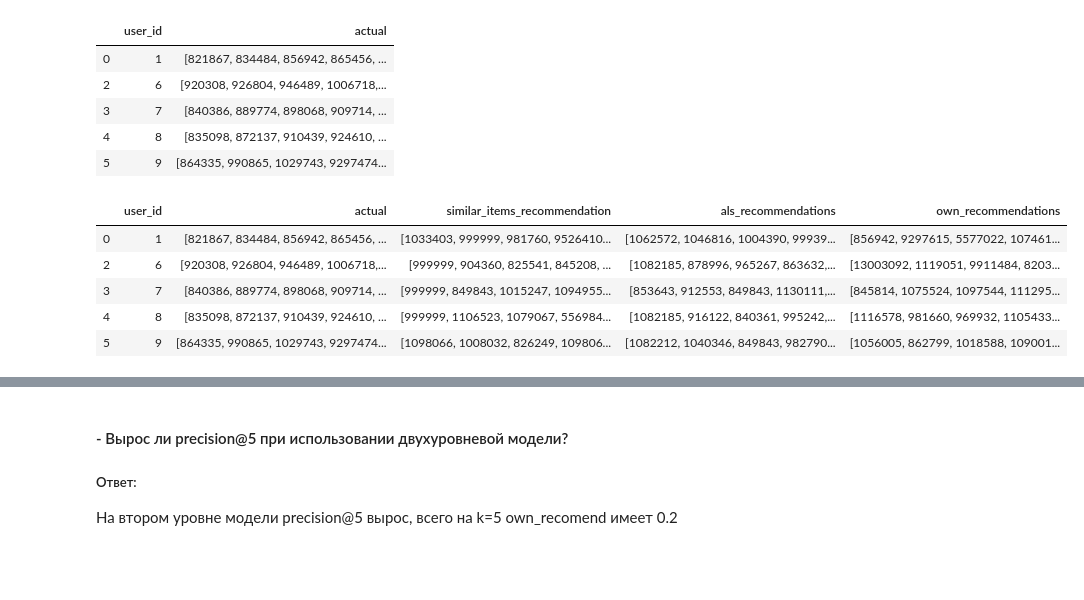
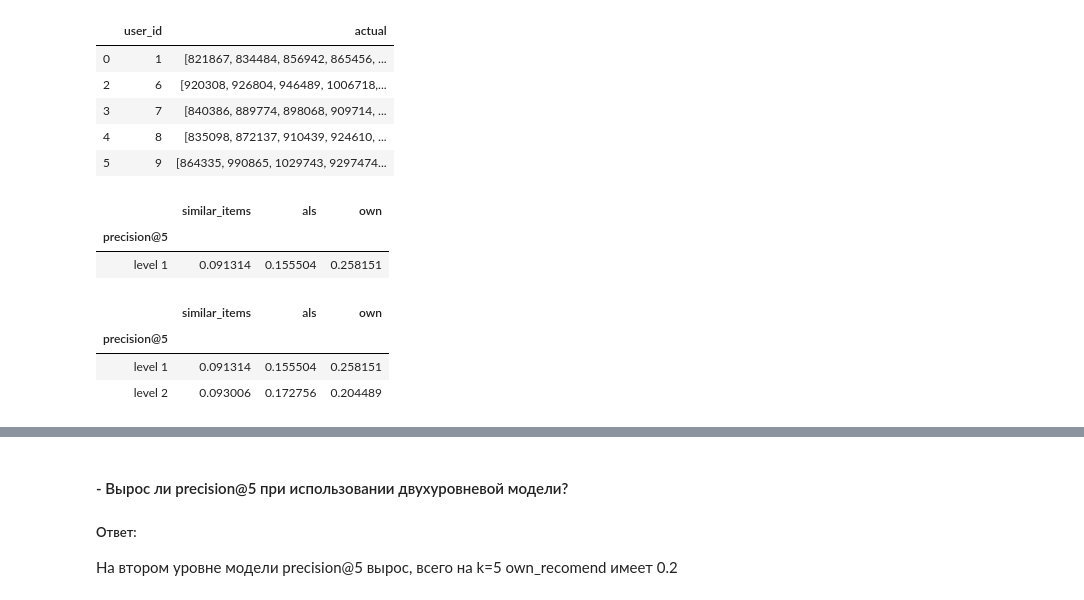
Before and after one commit to Yegor9151/Recommender_systems, a Jupyter notebook: Lesson 6 Two-tier recommendation models/practice.ipynb, the cells around one changed output, grey strips where cells are left out. Cells and saved outputs as stored; diff of their text form; code cells hidden in the pictures; blank space fills up the shorter version.

```diff
--- a/Lesson 6 Two-tier recommendation models/practice.ipynb
+++ b/Lesson 6 Two-tier recommendation models/practice.ipynb
@@ -253,37 +253,52 @@ result_lvl_2_1.head()
 | 3 | 7 | [840386, 889774, 898068, 909714, ... |
 | 4 | 8 | [835098, 872137, 910439, 924610, ... |
 | 5 | 9 | [864335, 990865, 1029743, 9297474... |
+# %%
+# Модель 1го уровня - precision@5
+
+k = 5
+
+result_lvl_1['similar_items_recommendation'] = result_lvl_1['user_id'].apply(
+    lambda x: recommender.get_similar_items_recommendation(user=x, N=k)
+)# apply
+
+result_lvl_1['als_recommendations'] = result_lvl_1['user_id'].apply(
+    lambda x: recommender.get_als_recommendations(user=x, N=k)
+)# apply
+
+result_lvl_1['own_recommendations'] = result_lvl_1['user_id'].apply(
+    lambda x: recommender.get_own_recommendations(user=x, N=k)
+)# apply
+
+precisions_lvls = pd.DataFrame(columns=['precision@5', 'similar_items', 'als', ' own']).set_index('precision@5')
+
+precisions_lvls.loc['level 1'] = evaluete_rec(data=result_lvl_1, true='actual', metric='precision@k', k=k)
+precisions_lvls
+# %% [output]
+|  | similar_items | als | own |
+| precision@5 |  |  |  |
+| level 1 | 0.091314 | 0.155504 | 0.258151 |
 # %%
-# Модель 1го уровня - precision@5
+# Модель 2го уровня - precision@5
+k = 5
+rec_lvl_2 = {}
 
-k = 5
-
-rec_lvl_1 = {}
-
-result_lvl_2_1['similar_items_recommendation'] = result_lvl_2_1['user_id'].apply(
-    lambda x: recommender.get_similar_items_recommendation(user=x, N=k)
+result_lvl_2['similar_items_recommendation'] = result_lvl_2['user_id'].apply(
+    lambda x: recommender2.get_similar_items_recommendation(user=x, N=k)
 )# apply
 
-result_lvl_2_1['als_recommendations'] = result_lvl_2_1['user_id'].apply(
-    lambda x: recommender.get_als_recommendations(user=x, N=k)
+result_lvl_2['als_recommendations'] = result_lvl_2['user_id'].apply(
+    lambda x: recommender2.get_als_recommendations(user=x, N=k)
 )# apply
 
-result_lvl_2_1['own_recommendations'] = result_lvl_2_1['user_id'].apply(
-    lambda x: recommender.get_own_recommendations(user=x, N=k)
+result_lvl_2['own_recommendations'] = result_lvl_2['user_id'].apply(
+    lambda x: recommender2.get_own_recommendations(user=x, N=k)
 )# apply
 
-rec_lvl_1[k] = evaluete_rec(
-    data=result_lvl_2_1,
-    true='actual',
-    metric='precision@k',
-    k=k
-)# evaluete_rec
-
-result_lvl_2_1.head()
+precisions_lvls.loc['level 2'] = evaluete_rec(data=result_lvl_2, true='actual', metric='precision@k', k=k)
+precisions_lvls
 # %% [output]
-|  | user_id | actual | similar_items_recommendation | als_recommendations | own_recommendations |
-| 0 | 1 | [821867, 834484, 856942, 865456, ... | [1033403, 999999, 981760, 9526410... | [1062572, 1046816, 1004390, 99939... | [856942, 9297615, 5577022, 107461... |
-| 2 | 6 | [920308, 926804, 946489, 1006718,... | [999999, 904360, 825541, 845208, ... | [1082185, 878996, 965267, 863632,... | [13003092, 1119051, 9911484, 8203... |
-| 3 | 7 | [840386, 889774, 898068, 909714, ... | [999999, 849843, 1015247, 1094955... | [853643, 912553, 849843, 1130111,... | [845814, 1075524, 1097544, 111295... |
-| 4 | 8 | [835098, 872137, 910439, 924610, ... | [999999, 1106523, 1079067, 556984... | [1082185, 916122, 840361, 995242,... | [1116578, 981660, 969932, 1105433... |
-| 5 | 9 | [864335, 990865, 1029743, 9297474... | [1098066, 1008032, 826249, 109806... | [1082212, 1040346, 849843, 982790... | [1056005, 862799, 1018588, 109001... |
+|  | similar_items | als | own |
+| precision@5 |  |  |  |
+| level 1 | 0.091314 | 0.155504 | 0.258151 |
+| level 2 | 0.093006 | 0.172756 | 0.204489 |
```
Also changed, not shown: parts of 8 cells of this notebook.
